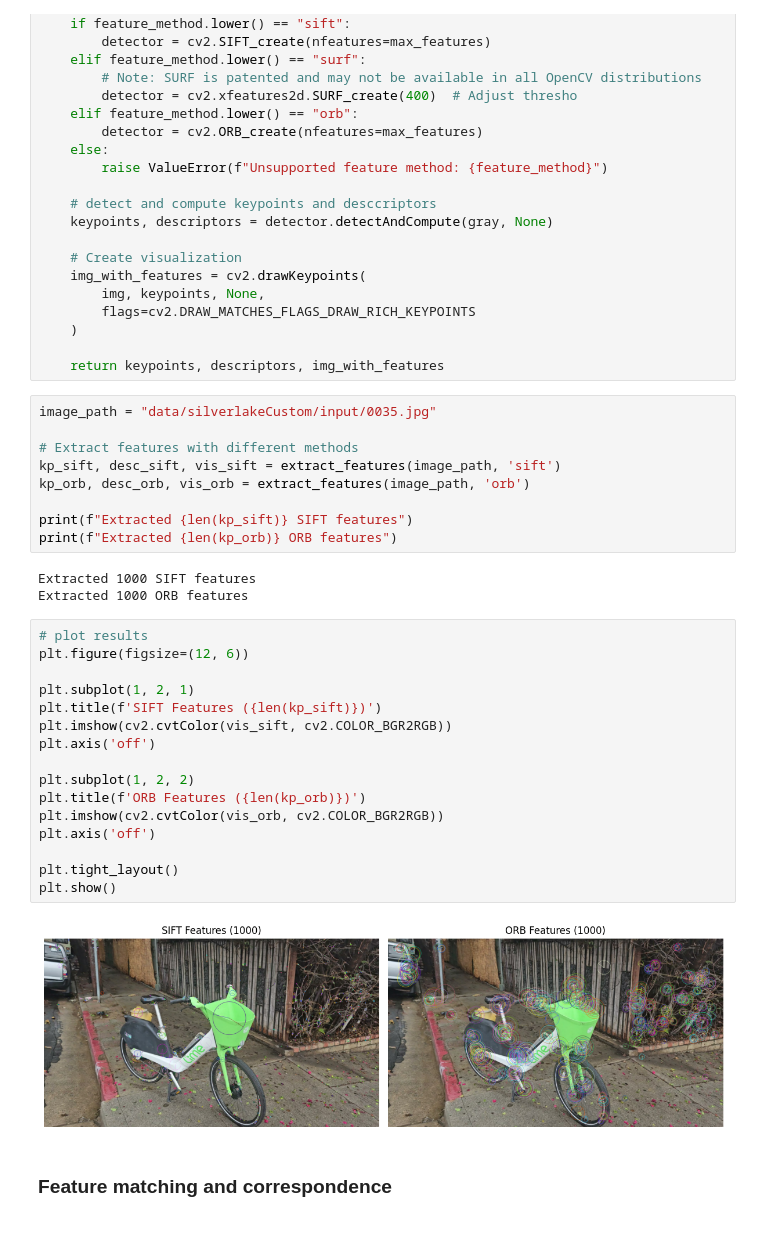
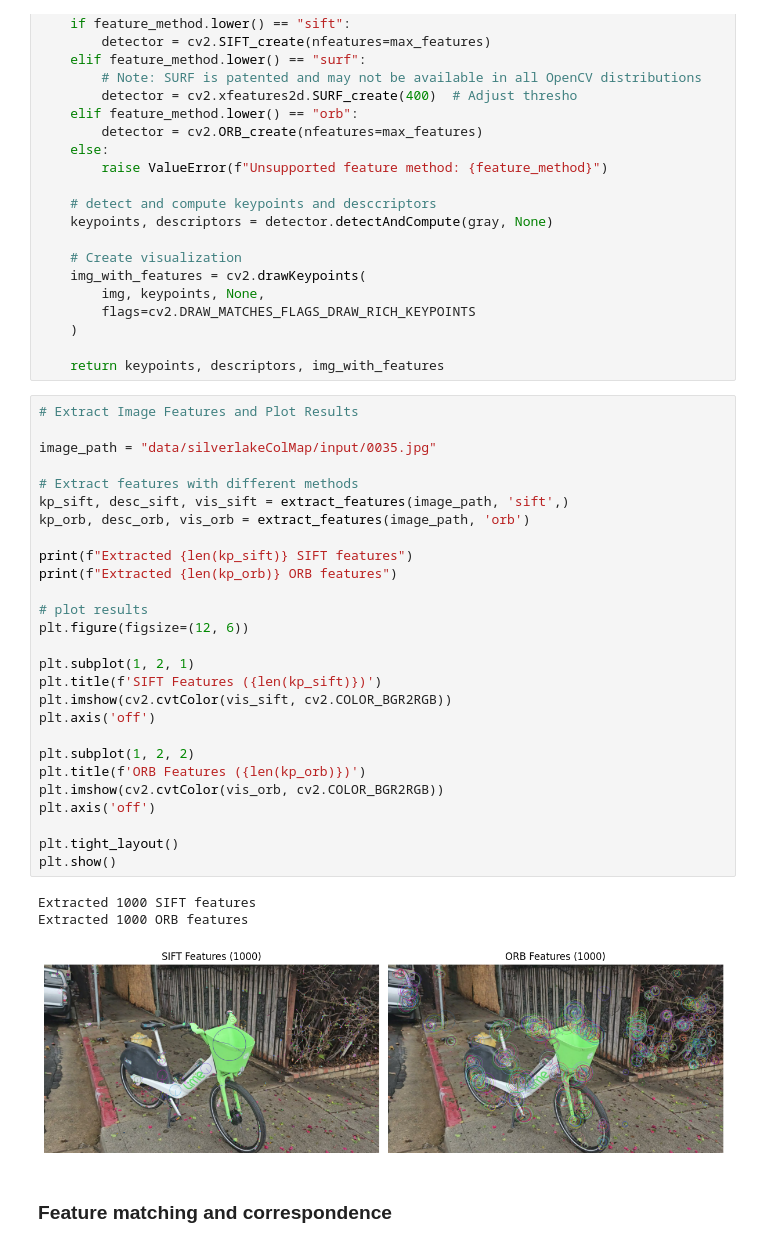
Before and after one commit to zackthomas1/gaussian-splatting, a Jupyter notebook: reconstruction.ipynb, the cells around one changed output. Saved outputs shown, nothing was run; the diff lists cells and outputs as text.

```diff
--- a/reconstruction.ipynb
+++ b/reconstruction.ipynb
@@ -211,35 +220,36 @@ def extract_features(image_path, feature_method="sift", max_features=1000):
 
     return keypoints, descriptors, img_with_features
 # %%
-image_path = "data/silverlakeCustom/input/0035.jpg"
+# Extract Image Features and Plot Results
+
+image_path = "data/silverlakeColMap/input/0035.jpg"
 
 # Extract features with different methods
-kp_sift, desc_sift, vis_sift = extract_features(image_path, 'sift')
+kp_sift, desc_sift, vis_sift = extract_features(image_path, 'sift',)
 kp_orb, desc_orb, vis_orb = extract_features(image_path, 'orb')
 
 print(f"Extracted {len(kp_sift)} SIFT features")
 print(f"Extracted {len(kp_orb)} ORB features")
+
+# plot results
+plt.figure(figsize=(12, 6))
+
+plt.subplot(1, 2, 1)
+plt.title(f'SIFT Features ({len(kp_sift)})')
+plt.imshow(cv2.cvtColor(vis_sift, cv2.COLOR_BGR2RGB))
+plt.axis('off')
+
+plt.subplot(1, 2, 2)
+plt.title(f'ORB Features ({len(kp_orb)})')
+plt.imshow(cv2.cvtColor(vis_orb, cv2.COLOR_BGR2RGB))
+plt.axis('off')
+
+plt.tight_layout()
+plt.show()
 # %% [output]
 Extracted 1000 SIFT features
 Extracted 1000 ORB features
+[figure, added]
-# %%
-# plot results
-plt.figure(figsize=(12, 6))
-
-plt.subplot(1, 2, 1)
-plt.title(f'SIFT Features ({len(kp_sift)})')
-plt.imshow(cv2.cvtColor(vis_sift, cv2.COLOR_BGR2RGB))
-plt.axis('off')
-
-plt.subplot(1, 2, 2)
-plt.title(f'ORB Features ({len(kp_orb)})')
-plt.imshow(cv2.cvtColor(vis_orb, cv2.COLOR_BGR2RGB))
-plt.axis('off')
-
-plt.tight_layout()
-plt.show()
-# %% [output]
-[figure, removed]
 # %% [markdown]
 ### Feature matching and correspondence
 # %%
```
Also changed, not shown: parts of 13 cells of this notebook.
